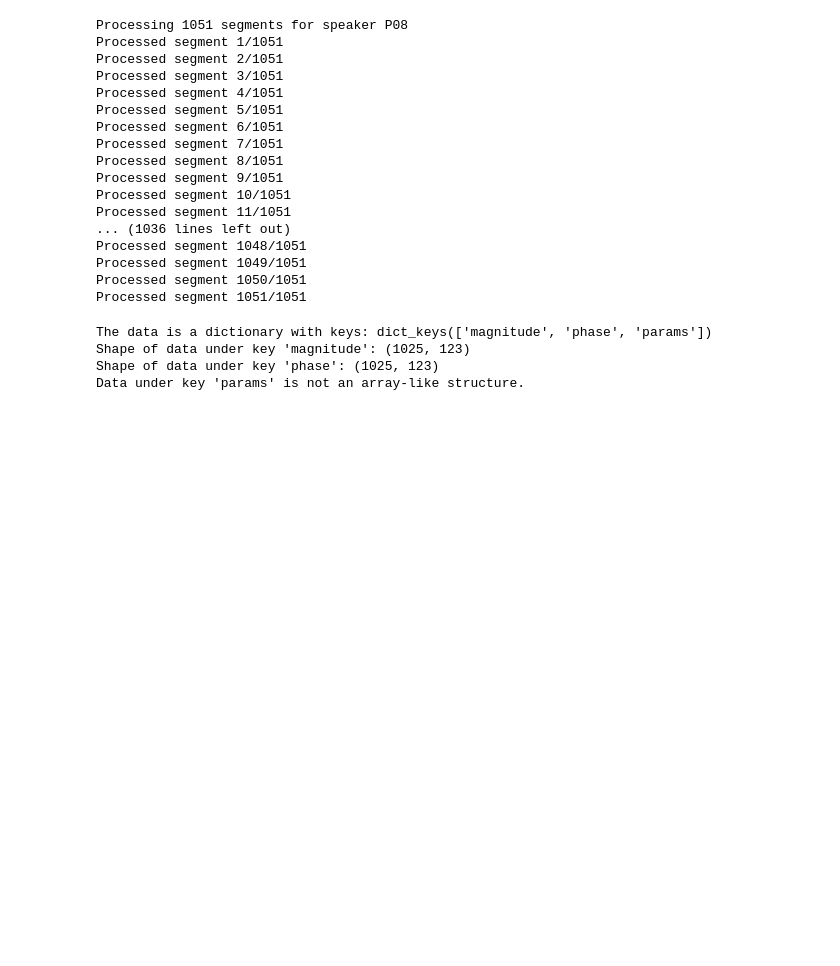
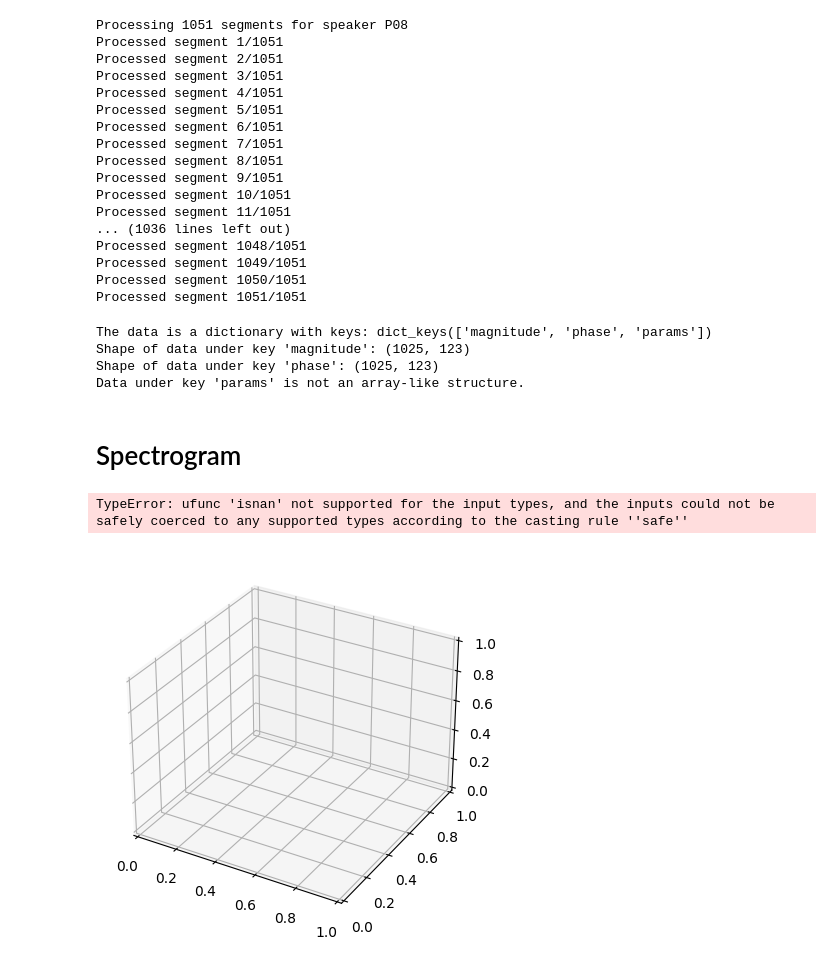
Before and after one commit to ahmd-mohsin/Task-Aware-audio-coding-perceptual, a Jupyter notebook: spectrogram.ipynb, the cells around one changed output. Cells and saved outputs as stored; diff of their text form; code cells hidden in the pictures; blank space fills up the shorter version.

```diff
--- a/spectrogram.ipynb
+++ b/spectrogram.ipynb
@@ -849,3 +849,53 @@ The data is a dictionary with keys: dict_keys(['magnitude', 'phase', 'params'])
 Shape of data under key 'magnitude': (1025, 123)
 Shape of data under key 'phase': (1025, 123)
 Data under key 'params' is not an array-like structure.
+# %% [markdown]
+# Spectrogram
+# %%
+import numpy as np
+import matplotlib.pyplot as plt
+from mpl_toolkits.mplot3d import Axes3D
+import pickle
+
+# Load the .pkl file
+with open('path/to/your/file.pkl', 'rb') as f:
+    data = pickle.load(f)
+
+# Extract the necessary data from the dictionary
+magnitude = data['magnitude']
+phase = data['phase']
+params = data['params']
+
+# Normalize the magnitude and phase data
+magnitude = magnitude / np.nanmax(magnitude)
+phase = phase / np.nanmax(phase)
+
+# Create the 3D spectrogram
+fig = plt.figure()
+ax = fig.add_subplot(111, projection='3d')
+
+# Transpose the magnitude and phase data to match the expected shape
+magnitude = magnitude.T
+phase = phase.T
+
+# Create the X, Y, and Z coordinates for the 3D plot
+X, Y = np.meshgrid(params, np.arange(magnitude.shape[0]))
+Z_magnitude = magnitude
+Z_phase = phase
+
+# Handle NaN values in the data
+mask_magnitude = ~np.isnan(Z_magnitude)
+mask_phase = ~np.isnan(Z_phase)
+
+# Plot the magnitude and phase data
+ax.plot_surface(X[mask_magnitude], Y[mask_magnitude], Z_magnitude[mask_magnitude], rstride=1, cstride=1, cmap='viridis', alpha=0.5)
+ax.plot_surface(X[mask_phase], Y[mask_phase], Z_phase[mask_phase], rstride=1, cstride=1, cmap='viridis', alpha=0.5)
+
+ax.set_xlabel('Parameters')
+ax.set_ylabel('Time')
+ax.set_zlabel('Magnitude')
+ax.set_title('3D Spectrogram')
+plt.show()
+# %% [output]
+TypeError: ufunc 'isnan' not supported for the input types, and the inputs could not be safely coerced to any supported types according to the casting rule ''safe''
+[figure, added]
```
